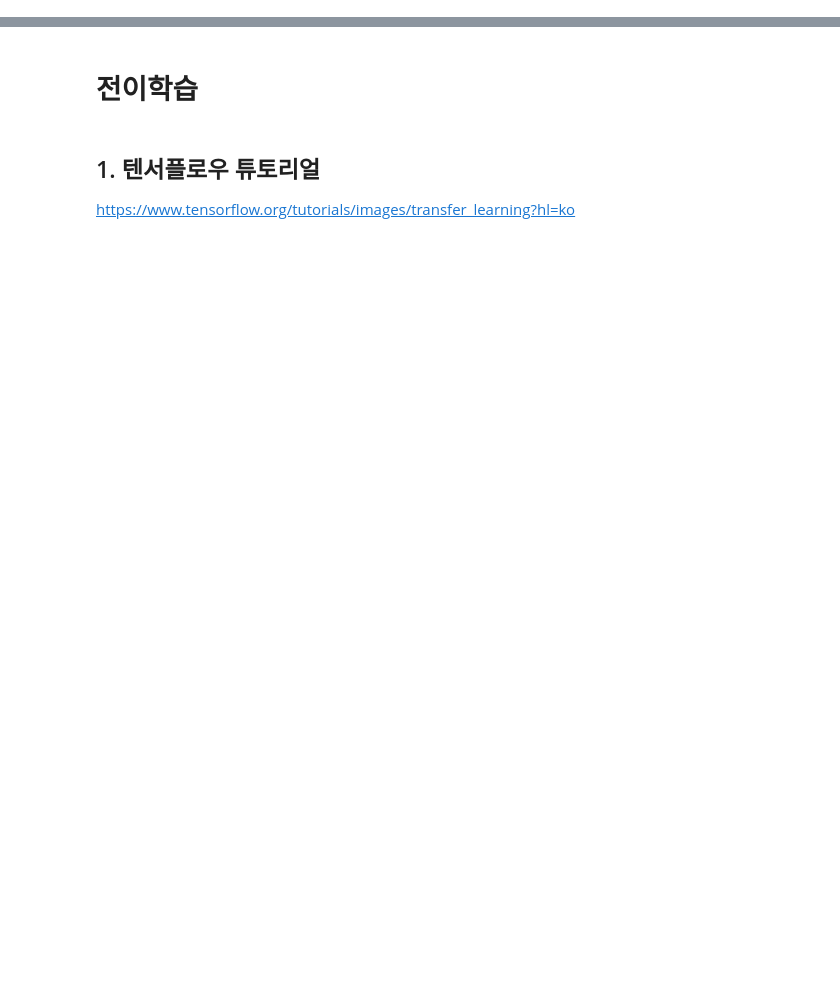
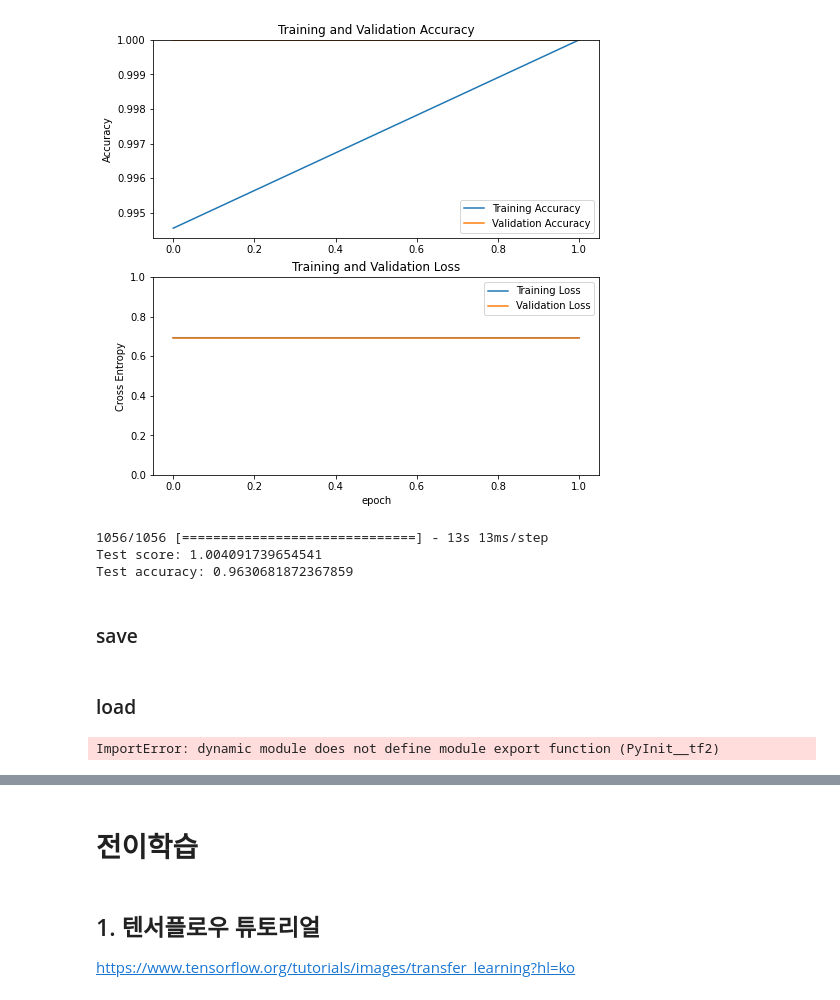
Before and after one commit to parkinkon1/sc_odom, a Jupyter notebook: Untitled.ipynb, the cells around one changed output, grey strips where cells are left out. Drawn from its saved outputs; the diff is of its cells as text; code cells hidden in the pictures; blank space fills up the shorter version.

```diff
--- a/Untitled.ipynb
+++ b/Untitled.ipynb
@@ -0,0 +25,6 @@
+# %%
+from q10Net import KittiLoader
+
+train_set = KittiLoader(kitti_date='2011_09_30', kitti_drive='0033', data_type='train')
+val_set = KittiLoader(kitti_date='2011_09_30', kitti_drive='0033', data_type='val')
+test_set = KittiLoader(kitti_date='2011_09_30', kitti_drive='0027', data_type='test', shuffle=False)
@@ -0,0 +72,2 @@
+# %%
+history = model.fit(train_set, epochs=1, validation_data=val_set)
@@ -0,0 +77,37 @@
+# %%
+acc = history.history['accuracy']
+val_acc = history.history['val_accuracy']
+
+loss = history.history['loss']
+val_loss = history.history['val_loss']
+
+plt.figure(figsize=(8, 8))
+plt.subplot(2, 1, 1)
+plt.plot(acc, label='Training Accuracy')
+plt.plot(val_acc, label='Validation Accuracy')
+plt.legend(loc='lower right')
+plt.ylabel('Accuracy')
+plt.ylim([min(plt.ylim()),1])
+plt.title('Training and Validation Accuracy')
+
+plt.subplot(2, 1, 2)
+plt.plot(loss, label='Training Loss')
+plt.plot(val_loss, label='Validation Loss')
+plt.legend(loc='upper right')
+plt.ylabel('Cross Entropy')
+plt.ylim([0,1.0])
+plt.title('Training and Validation Loss')
+plt.xlabel('epoch')
+plt.show()
+# %% [output]
+[figure, added]
+# %%
+score, acc = model.evaluate(test_set)
+print('Test score:', score)
+print('Test accuracy:', acc)
+# %% [output]
+1056/1056 [==============================] - 13s 13ms/step
+Test score: 1.004091739654541
+Test accuracy: 0.9630681872367859
+# %% [markdown]
+### save
@@ -0,0 +121,14 @@
+# %% [markdown]
+### load
+# %%
+from keras.models import load_model
+
+model_name = 'mobileNetv2.h5'
+
+model = load_model(model_name)
+base_learning_rate = 0.0001
+model.compile(optimizer=tf.keras.optimizers.RMSprop(lr=base_learning_rate),
+              loss=tf.keras.losses.BinaryCrossentropy(from_logits=True),
+              metrics=['accuracy'])
+# %% [output]
+ImportError: dynamic module does not define module export function (PyInit__tf2)
```
Also changed, not shown: parts of 30 cells of this notebook, 7 other files.
